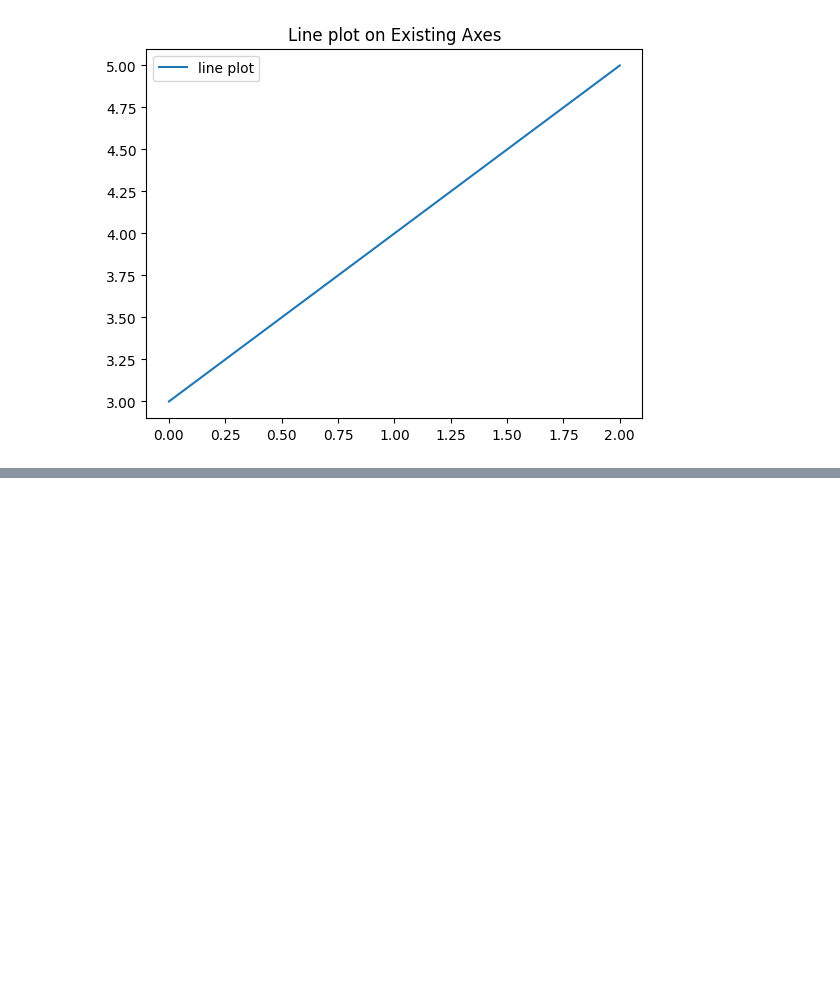
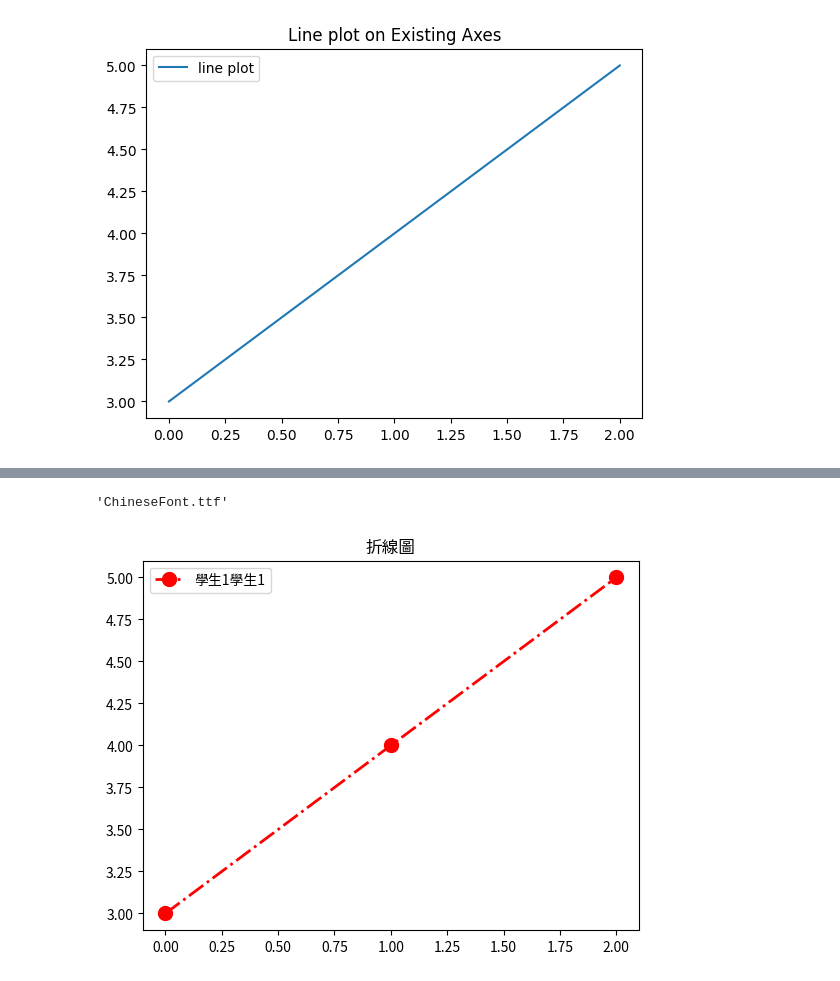
Before and after one commit to Chi-Feng-Tseng/test, a Jupyter notebook: lesson13/lesson13_2.ipynb, the cells around one changed output, grey strips where cells are left out. Drawn from its saved outputs; the diff is of its cells as text; code cells hidden in the pictures; blank space fills up the shorter version.

```diff
--- a/lesson13/lesson13_2.ipynb
+++ b/lesson13/lesson13_2.ipynb
@@ -22,0 +54,23 @@ plt.show()
+# %%
+#下載中文字型
+import wget
+wget.download("https://github.com/roberthsu2003/machine_learning/raw/refs/heads/main/source_data/ChineseFont.ttf")
+# %% [output]
+'ChineseFont.ttf'
+# %%
+import matplotlib.pyplot as plt
+from matplotlib.font_manager import fontManager  #要顯示中文，需多打這兩行
+import matplotlib as mpl
+
+fontManager.addfont('chineseFont.ttf')
+mpl.rc('font', family = 'chineseFont')
+
+figure, axes = plt.subplots()
+x = [0, 1, 2]
+y = [3, 4, 5]
+axes.plot(x, y, marker='o',label='學生1',linestyle='-.',color='r',markersize=10,linewidth=2)
+axes.set_title('折線圖')
+axes.legend()
+plt.show()
+# %% [output]
+[figure, added]
```
Also changed, not shown: parts of 6 cells of this notebook, 2 other files.
